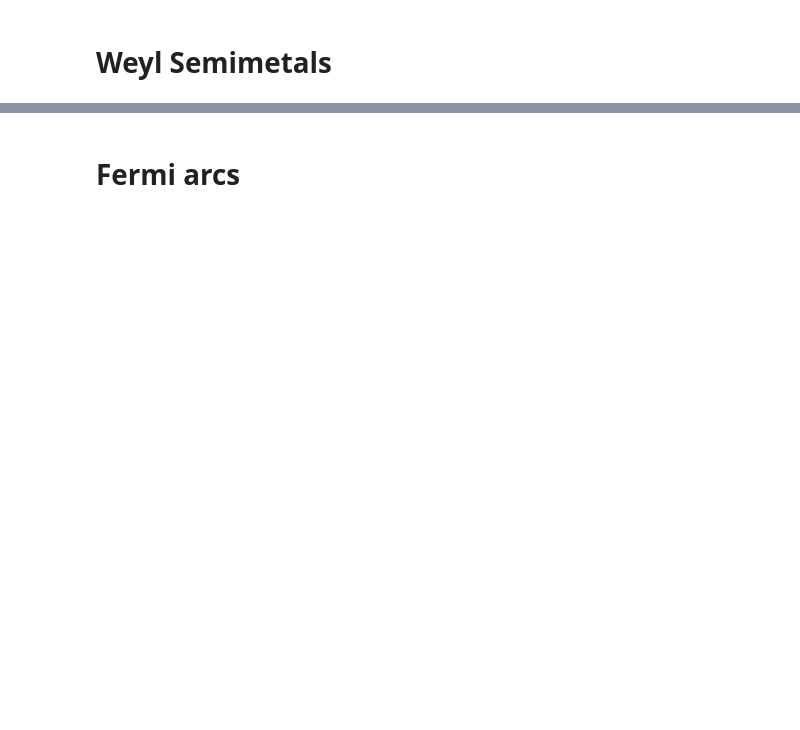
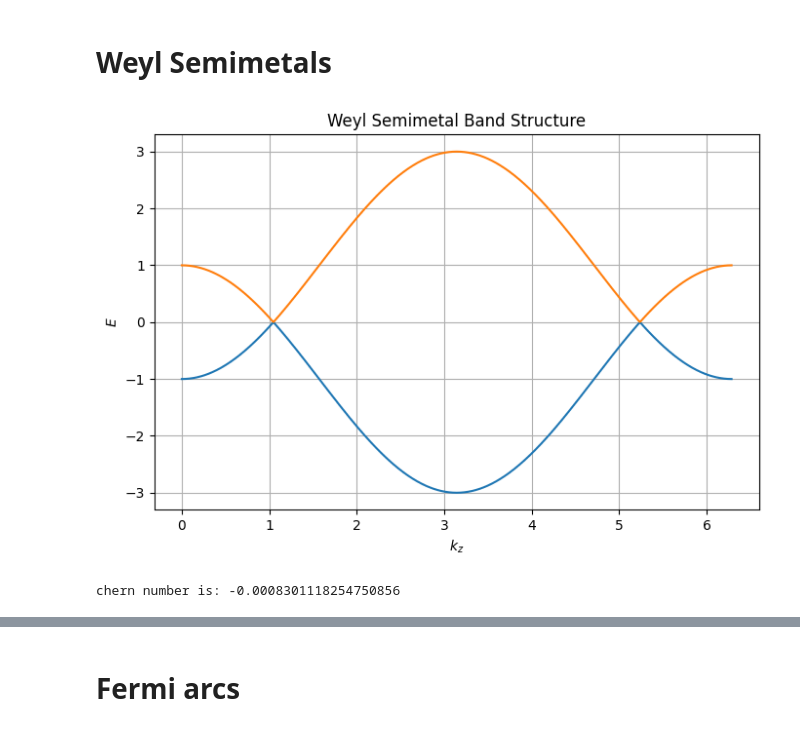
Before and after one commit to gehadibany/topological-phases, a Jupyter notebook: base_codes.ipynb, the cells around one changed output, grey strips where cells are left out. Saved outputs shown, nothing was run; the diff lists cells and outputs as text; code cells hidden in the pictures; blank space fills up the shorter version.

```diff
--- a/base_codes.ipynb
+++ b/base_codes.ipynb
@@ -237,34 +252,36 @@ plt.show()
 # Weyl Semimetal band structure
 
 # Parameters
 t0=1
 t = 1
 V=1
 #m =2
 Nk = 1001
 kz_vals = np.linspace(0, 2*np.pi, Nk)
 energies = []
 
 # Hamiltonian and diagonalization
 for kz in kz_vals:
     kx = 0.0
     ky = 0.0
-    Hk = (-2*t0*np.sin(kx))*I2 +(2*t*np.sin(kx))* sigma_x + (2*t*np.sin(ky)) * sigma_y + (2*t*np.cos(kz)+2*V*(2-np.cos(kx)-np.cos(ky)))* sigma_z
+    Hk = (-2*t0*np.sin(kx))*I2 +(2*t*np.sin(kx))* sigma_x + (2*t*np.sin(ky)) * sigma_y + (2*t*np.cos(kz)+2*t*(2-np.cos(kx)-np.cos(ky))-V)* sigma_z
     #Hk = np.sin(kx) * sigma_x + np.sin(ky) * sigma_y + ((m - np.cos(kx) - np.cos(ky) - t* np.cos(kz))+1)* sigma_z
     eigvals = np.linalg.eigvalsh(Hk)
     energies.append(eigvals)
 
 energies = np.array(energies).T
 
 # Plot
 plt.figure (figsize=(8,5))
 for E in energies:
     plt.plot(kz_vals, E)
 plt.xlabel('$k_z$')
 plt.ylabel('$E$')
 plt.title('Weyl Semimetal Band Structure')
 plt.grid(True)
 plt.show()
+# %% [output]
+[figure, added]
 # %%
 chern_n = []
 t = 1.0
@@ -283,7 +300,7 @@ eigvecs = np.zeros((Nk, Nk, 2), dtype=complex)
 for i in range(Nk):
     for j in range(Nk):
         kx, ky = kx_vals[i], ky_vals[j]
-        Hk = (-2*t0*np.sin(kx))*I2 +(2*t*np.sin(kx))* sigma_x + (2*t*np.sin(ky)) * sigma_y + (2*t*np.cos(kz)+2*V*(2-np.cos(kx)-np.cos(ky)))* sigma_z
+        Hk = (-2*t0*np.sin(kx))*I2 +(2*t*np.sin(kx))* sigma_x + (2*t*np.sin(ky)) * sigma_y + (2*t*np.cos(kz)+2*t*(2-np.cos(kx)-np.cos(ky))-V)* sigma_z
         _, evecs = np.linalg.eigh(Hk)
         eigvecs[i, j, :] = evecs[:, 0]  # Lower band
 
@@ -313,6 +330,8 @@ for i in range(Nk - 1):
 chern = np.sum(F) / (2 * np.pi)
 
 print ("chern number is:", chern)
+# %% [output]
+chern number is: -0.0008301118254750856
 # %%
 #Periodic-open
 # Parameters
```
Also changed, not shown: parts of 20 cells of this notebook.
